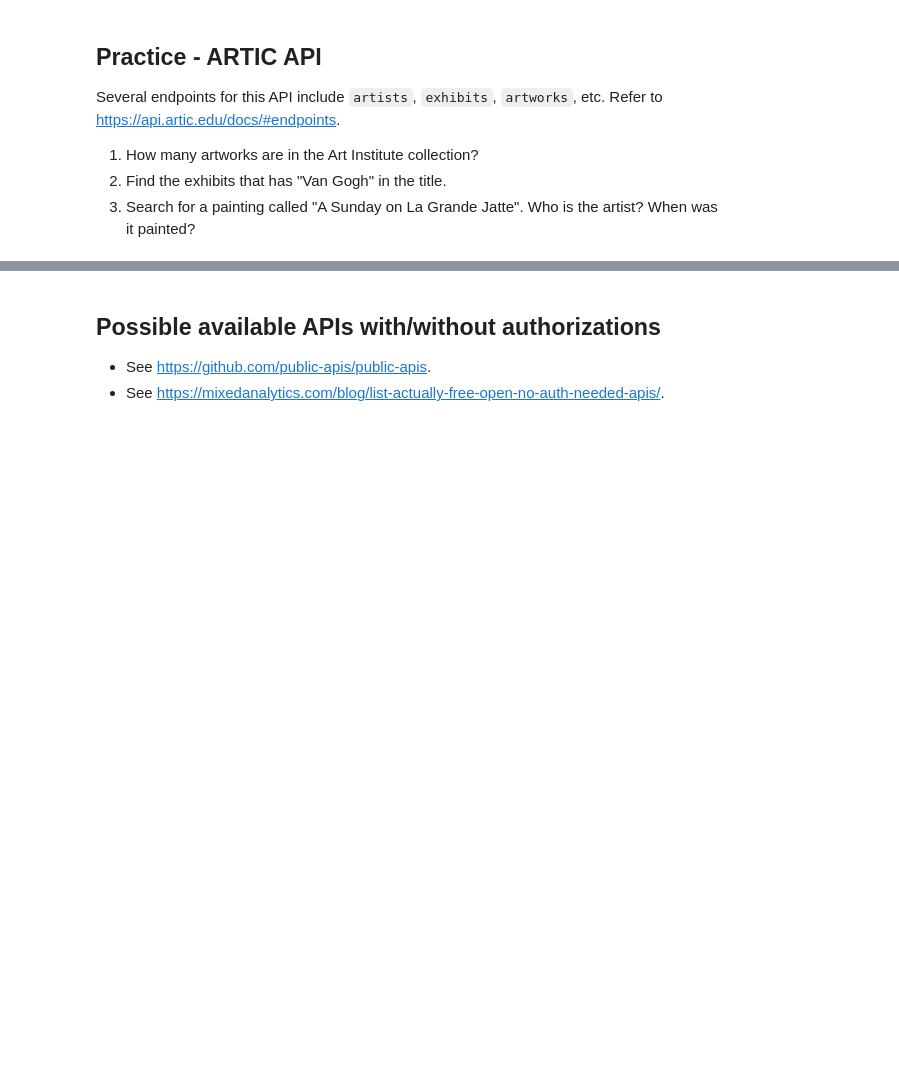
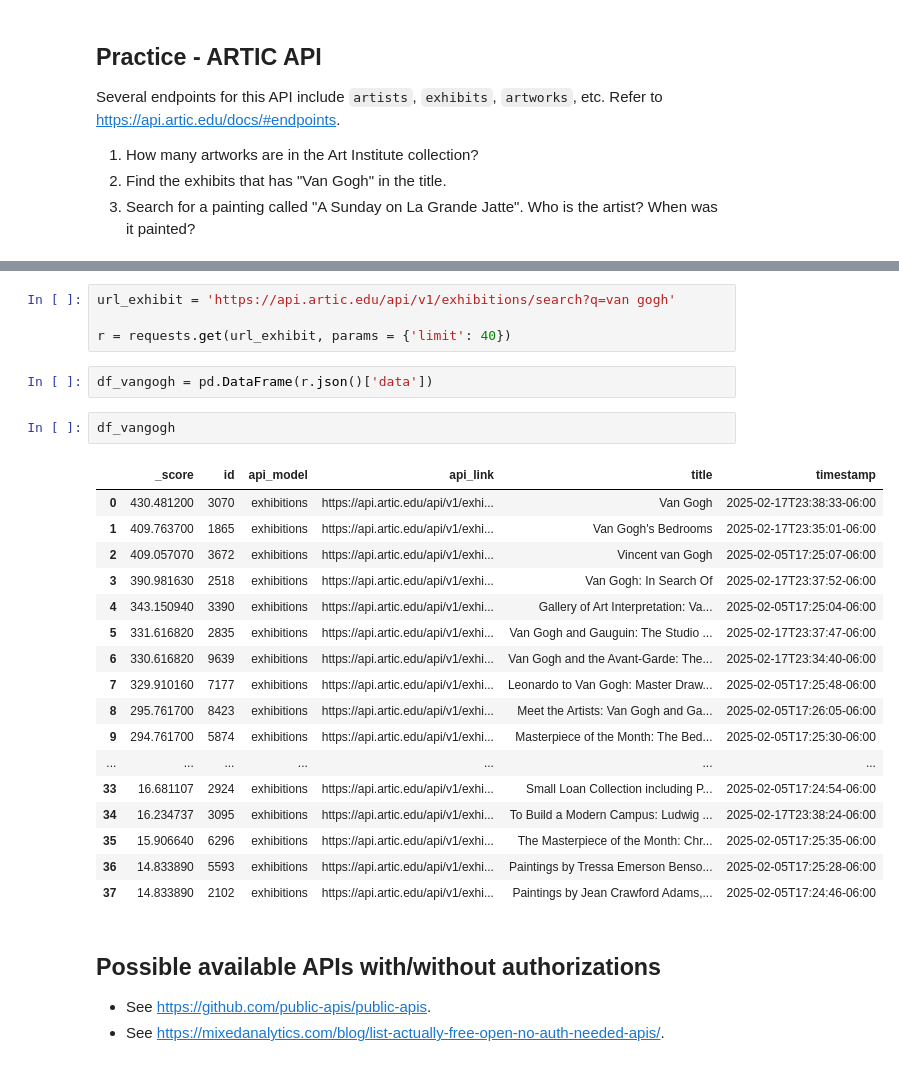
Before and after one commit to mosesyhc/de200-2025wn-class, a Jupyter notebook: _sources/lectures/08-api.ipynb, the cells around one changed output, grey strips where cells are left out. Cells and saved outputs as stored; diff of their text form; blank space fills up the shorter version.

```diff
--- a/_sources/lectures/08-api.ipynb
+++ b/_sources/lectures/08-api.ipynb
@@ -82,3 +122,29 @@ Several endpoints for this API include `artists`, `exhibits`, `artworks`, etc.
+# %%
+url_exhibit = 'https://api.artic.edu/api/v1/exhibitions/search?q=van gogh'
+
+r = requests.get(url_exhibit, params = {'limit': 40})
+# %%
+df_vangogh = pd.DataFrame(r.json()['data'])
+# %%
+df_vangogh
+# %% [output]
+|  | _score | id | api_model | api_link | title | timestamp |
+| 0 | 430.481200 | 3070 | exhibitions | https://api.artic.edu/api/v1/exhi... | Van Gogh | 2025-02-17T23:38:33-06:00 |
+| 1 | 409.763700 | 1865 | exhibitions | https://api.artic.edu/api/v1/exhi... | Van Gogh's Bedrooms | 2025-02-17T23:35:01-06:00 |
+| 2 | 409.057070 | 3672 | exhibitions | https://api.artic.edu/api/v1/exhi... | Vincent van Gogh | 2025-02-05T17:25:07-06:00 |
+| 3 | 390.981630 | 2518 | exhibitions | https://api.artic.edu/api/v1/exhi... | Van Gogh: In Search Of | 2025-02-17T23:37:52-06:00 |
+| 4 | 343.150940 | 3390 | exhibitions | https://api.artic.edu/api/v1/exhi... | Gallery of Art Interpretation: Va... | 2025-02-05T17:25:04-06:00 |
+| 5 | 331.616820 | 2835 | exhibitions | https://api.artic.edu/api/v1/exhi... | Van Gogh and Gauguin: The Studio ... | 2025-02-17T23:37:47-06:00 |
+| 6 | 330.616820 | 9639 | exhibitions | https://api.artic.edu/api/v1/exhi... | Van Gogh and the Avant-Garde: The... | 2025-02-17T23:34:40-06:00 |
+| 7 | 329.910160 | 7177 | exhibitions | https://api.artic.edu/api/v1/exhi... | Leonardo to Van Gogh: Master Draw... | 2025-02-05T17:25:48-06:00 |
+| 8 | 295.761700 | 8423 | exhibitions | https://api.artic.edu/api/v1/exhi... | Meet the Artists: Van Gogh and Ga... | 2025-02-05T17:26:05-06:00 |
+| 9 | 294.761700 | 5874 | exhibitions | https://api.artic.edu/api/v1/exhi... | Masterpiece of the Month: The Bed... | 2025-02-05T17:25:30-06:00 |
+| ... | ... | ... | ... | ... | ... | ... |
+| 33 | 16.681107 | 2924 | exhibitions | https://api.artic.edu/api/v1/exhi... | Small Loan Collection including P... | 2025-02-05T17:24:54-06:00 |
+| 34 | 16.234737 | 3095 | exhibitions | https://api.artic.edu/api/v1/exhi... | To Build a Modern Campus: Ludwig ... | 2025-02-17T23:38:24-06:00 |
+| 35 | 15.906640 | 6296 | exhibitions | https://api.artic.edu/api/v1/exhi... | The Masterpiece of the Month: Chr... | 2025-02-05T17:25:35-06:00 |
+| 36 | 14.833890 | 5593 | exhibitions | https://api.artic.edu/api/v1/exhi... | Paintings by Tressa Emerson Benso... | 2025-02-05T17:25:28-06:00 |
+| 37 | 14.833890 | 2102 | exhibitions | https://api.artic.edu/api/v1/exhi... | Paintings by Jean Crawford Adams,... | 2025-02-05T17:24:46-06:00 |
 # %% [markdown]
 ## Possible available APIs with/without authorizations
 
```
Also changed, not shown: parts of 19 cells of this notebook, 26 other files.
